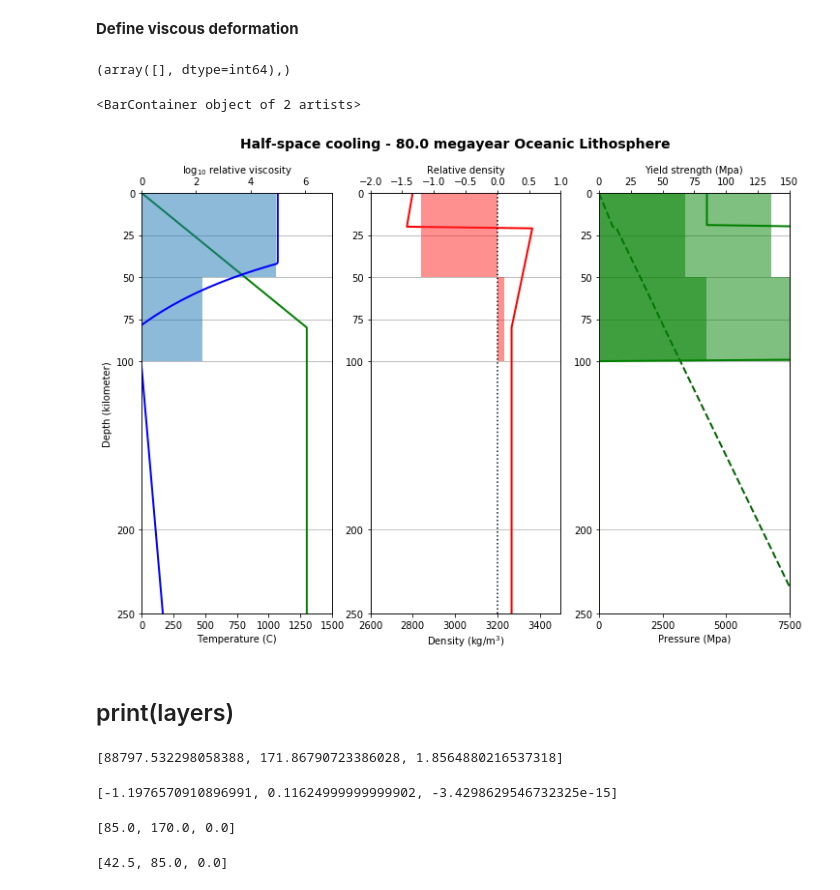
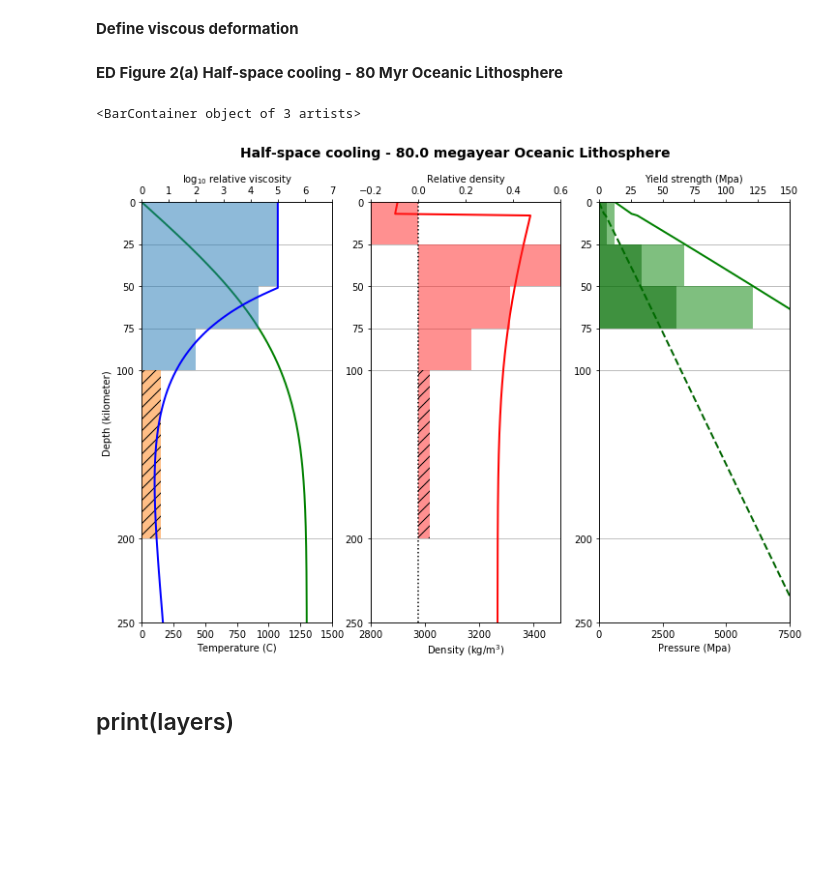
Before and after one commit to RebeccaFarrington/congested-subduction, a Jupyter notebook: moresi-2014-material-properties.ipynb, the cells around one changed output. Saved outputs shown, nothing was run; the diff lists cells and outputs as text; code cells hidden in the pictures; blank space fills up the shorter version.

Commit message:
plotting all material types

```diff
--- a/moresi-2014-material-properties.ipynb
+++ b/moresi-2014-material-properties.ipynb
@@ -189,3 +123,6 @@ yieldStrength2 = yieldStrength/2.
+# %%
+yieldStrength  = cohesion  + friction  * pressure
+yieldStrength2 = cohesion2 + friction2 * pressure # post yeild strength
 # %% [markdown]
 **Define viscous deformation**
 # %%
@@ -194,12 +131,9 @@ A = 5.3  * 10**15 / u.pascal / u.second
 E = 240. * 10**3 * u.joule / u.mol
 V = 5.0  * 1e-6 * u.meter**3 / u.mol
 
-max_viscosity = 10**5
+max_viscosity = 1.e5
 
 def arrhenius(T,P):
-    """ Arrhenius viscosity assuming absolute temperature T and pressure P """
-    #print( E, V, P, R, T)
-    # DW should be scaled to 'density' of crust or mantle, not just mantle?
     return np.exp((E + V*P)/(R*T))
 # %%
 # define some reference parameters
@@ -210,6 +144,6 @@ ref_viscosity = arrhenius(ref_temp, ref_pressure)
 ref_density   = mantleDensity * (Tint-Tsurf) * alpha
 # %%
 # calculate viscosity profile
-viscosity = np.clip(arrhenius(temperature, pressure)/ref_viscosity, a_min = 0, a_max = max_viscosity)
+viscosity = np.clip(arrhenius(temperature, pressure)/ref_viscosity, a_min = 1., a_max = max_viscosity)
 # %%
 # calculate averages of layers
@@ -243,5 +179,4 @@ for i, interface in enumerate(layers):
-# %%
-nonzero_yeildStregth = np.nonzero(yieldStrength.to('MPa').magnitude[prevIndex:index])
-nonzero_yeildStregth
-# %% [output]
-(array([], dtype=int64),)
+# %%
+avg_depth, avg_temp, avg_density, avg_pressure, avg_viscosity, avg_strength, avg_strength2, low_strength, low_strength2 = calc_layers()
+# %% [markdown]
+**ED Figure 2(a) Half-space cooling - 80 Myr Oceanic Lithosphere**
@@ -248,10 +185,6 @@ nonzero_yeildStregth
 # %%
 figure1 = pypl.figure(figsize=(12,8))
 figure1.suptitle('Half-space cooling - {} Oceanic Lithosphere'.format(age.to('Myear')), fontsize=14, fontweight='bold')
-
-height = (layers.magnitude[2] - layers.magnitude[1])/1e3
-# for back arc
-height=((layers.magnitude[1] - layers.magnitude[0])/1e3,(layers.magnitude[2] - layers.magnitude[1])/1e3)
 
 # Temperature and Viscosity profiles
 tempPlot = figure1.add_subplot(131)
@@ -267,72 +200,51 @@ viscPlot = tempPlot.twiny()
 viscPlot.plot(np.log10(viscosity), depth.to('kilometer'), color='blue', linestyle='solid', linewidth=2)
 viscPlot.set_xlabel('log$_{10}$ relative viscosity')
 viscPlot.set_xlim(0, 7)
+viscPlot.set_xticks([0, 1, 2, 3, 4, 5, 6, 7])
+
 viscPlot.set_ylim(0, 250)
 viscPlot.invert_yaxis()
 viscPlot.barh(layers.magnitude[0:-2]/10**3,np.log10(avg_viscosity[0:-1]), height=height, left=0.0, alpha=0.5, align="edge")
-#viscPlot.barh(100.0, np.log10(avg_viscosity[-1]), height=100.0, left=0.0, alpha=0.5, linestyle='solid', hatch='//', align="edge")
+viscPlot.barh(100.0, np.log10(avg_viscosity[-1]), height=100.0, left=0.0, alpha=0.5, linestyle='solid', hatch='//', align="edge")
 
 # Density profile
 densityPlot = figure1.add_subplot(132)
 densityPlot.plot(density, depth.to('kilometer'), color='red' , linestyle='solid', linewidth=2)
 densityPlot.set_xlabel('Density (kg/m$^3$)')
-#densityPlot.set_xlim(2800,3500)
-densityPlot.set_xlim(2600,3500)
+densityPlot.set_xlim(2800,3500)
 densityPlot.set_ylim(0, 250)
 densityPlot.invert_yaxis()
 densityPlot.set_yticks([0,25,50,75,100,200,250])
 densityPlot.grid(axis='y')
 
 relDensityPlot = densityPlot.twiny()
 relDensityPlot.set_xlabel('Relative density')
-#relDensityPlot.set_xlim(-0.2, 1.0)
-relDensityPlot.set_xlim(-2., 1.0)
+relDensityPlot.set_xlim(-0.2, 0.6)
 relDensityPlot.axvline(x=0, ymin=0, ymax=1, linestyle='dotted', color='black')
 relDensityPlot.set_ylim(250,0)
 relDensityPlot.barh(layers[0:-2]/10**3,avg_density[0:-1], height=height, left=0.0, alpha=0.5, color='#FF2222', align="edge")
-#relDensityPlot.barh(100.0, avg_density[4], height=100.0, left=0.0, alpha=0.5, fill='false', color='#FF2222', hatch='//', align="edge")
+relDensityPlot.barh(100.0, avg_density[4], height=100.0, left=0.0, alpha=0.5, fill='false', color='#FF2222', hatch='//', align="edge")
 
 # lithostatic pressure and strength profile
 pressurePlot = figure1.add_subplot(133)
 pressurePlot.set_xlabel('Pressure (Mpa)')
 pressurePlot.set_yticks([0,25,50,75,100,200,250])
 pressurePlot.plot(pressure.to('MPa'), depth.to('kilometer'), color='DarkGreen', linestyle='dashed', linewidth=2)
 pressurePlot.set_xticks([0,2500,5000,7500,10000])
 pressurePlot.set_ylim(0, 250)
 pressurePlot.invert_yaxis()
 pressurePlot.set_xlim(0, 7500)
 pressurePlot.grid(axis='y')
 
 strengthPlot = pressurePlot.twiny()
 strengthPlot.set_xlabel('Yield strength (Mpa)')
 strengthPlot.set_ylim(250,0)
 strengthPlot.set_xlim(0, 150)
 strengthPlot.plot(yieldStrength.to('MPa'), depth.to('kilometer'), color='green', linestyle='solid', linewidth=2, label='Yield strength (MPa)')
-#strengthPlot.barh(layers[0:-3]/10**3, low_strength[0:-2], height=height, left=0.0, alpha=0.5, color='green', align="edge")
-#strengthPlot.barh(layers[0:-3]/10**3,low_strength2[0:-2], height=height, left=0.0, alpha=0.5, color='darkgreen', align="edge")
-# # for craton. transition
-#strengthPlot.barh(layers[0:-2]/10**3, low_strength[0:-1], height=height, left=0.0, alpha=0.5, color='green', align="edge")
-#strengthPlot.barh(layers[0:-2]/10**3,low_strength2[0:-1], height=height, left=0.0, alpha=0.5, color='darkgreen', align="edge")
-strengthPlot.barh(layers[0:-2]/10**3, avg_strength[0:-1], height=height, left=0.0, alpha=0.5, color='green', align="edge")
-strengthPlot.barh(layers[0:-2]/10**3, avg_strength2[0:-1], height=height, left=0.0, alpha=0.5, color='green', align="edge")
+strengthPlot.barh(layers[0:-3]/10**3, low_strength[0:-2], height=height, left=0.0, alpha=0.5, color='green', align="edge")
+strengthPlot.barh(layers[0:-3]/10**3,low_strength2[0:-2], height=height, left=0.0, alpha=0.5, color='darkgreen', align="edge")
 # %% [output]
-<BarContainer object of 2 artists>
+<BarContainer object of 3 artists>
-[figure, old version]
+[figure, new version]
 # %% [markdown]
 ## print(layers)
-# %%
-print(avg_viscosity)
-# %% [output]
-[88797.532298058388, 171.86790723386028, 1.8564880216537318]
-# %%
-print(avg_density)
-# %% [output]
-[-1.1976570910896991, 0.11624999999999902, -3.4298629546732325e-15]
-# %%
-print(low_strength)
-# %% [output]
-[85.0, 170.0, 0.0]
-# %%
-print(low_strength2)
-# %% [output]
-[42.5, 85.0, 0.0]
```
Also changed, not shown: parts of 48 cells of this notebook.
